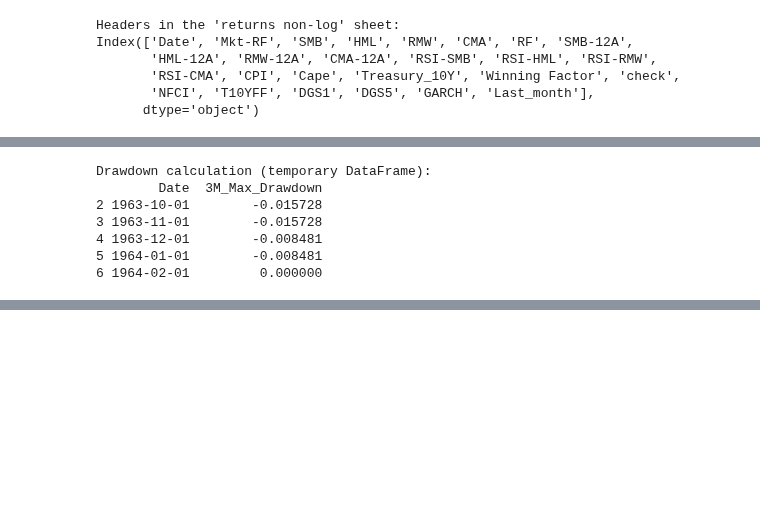
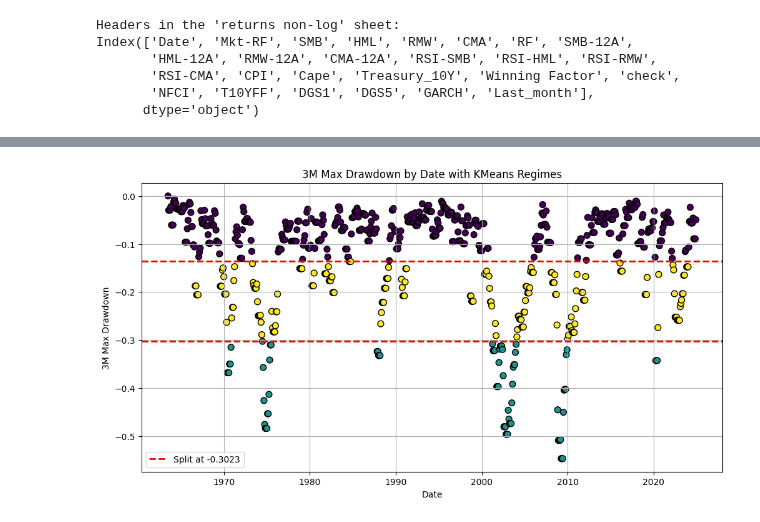
Before and after one commit to Elkkujou/Gradu, a Jupyter notebook: regime_prediction_famafrench.ipynb, the cells around one changed output, grey strips where cells are left out. Saved outputs shown, nothing was run; the diff lists cells and outputs as text; code cells hidden in the pictures; blank space fills up the shorter version.

```diff
--- a/regime_prediction_famafrench.ipynb
+++ b/regime_prediction_famafrench.ipynb
@@ -65,34 +137,26 @@ Index(['Date', 'Mkt-RF', 'SMB', 'HML', 'RMW', 'CMA', 'RF', 'SMB-12A',
 # %%
-if calc_drawdowns:
-    # Calculate the cumulative portfolio values using excel_df and the specified drawdowns_from column
-    portfolio = (1 + excel_df[drawdowns_from]).cumprod()
+# if calc_drawdowns:
+#     # Calculate the cumulative portfolio values using excel_df and the specified drawdowns_from column
+#     portfolio = (1 + excel_df[drawdowns_from]).cumprod()
 
-    # Define a function to compute the maximum drawdown over a rolling window
-    def max_dd(s):
-        return (s / s.cummax() - 1).min()
+#     # Define a function to compute the maximum drawdown over a rolling window
+#     def max_dd(s):
+#         return (s / s.cummax() - 1).min()
 
-    # Calculate the 3-month rolling drawdown using the portfolio series
-    dd_series = portfolio.rolling(window=3, min_periods=3).apply(max_dd, raw=False)
+#     # Calculate the 3-month rolling drawdown using the portfolio series
+#     dd_series = portfolio.rolling(window=3, min_periods=3).apply(max_dd, raw=False)
 
-    # Create a temporary DataFrame to store dates and the calculated drawdowns
-    dd_temp = pd.DataFrame({
-        'Date': excel_df['Date'],
-        '3M_Max_Drawdown': dd_series
-    })
+#     # Create a temporary DataFrame to store dates and the calculated drawdowns
+#     dd_temp = pd.DataFrame({
+#         'Date': excel_df['Date'],
+#         '3M_Max_Drawdown': dd_series
+#     })
 
-    # Drop rows with missing drawdown data to ensure complete observations
-    dd_temp = dd_temp.dropna()
+#     # Drop rows with missing drawdown data to ensure complete observations
+#     dd_temp = dd_temp.dropna()
 
-    print("Drawdown calculation (temporary DataFrame):")
-    print(dd_temp.head())
+#     print("Drawdown calculation (temporary DataFrame):")
+#     print(dd_temp.head())
-# %% [output]
-Drawdown calculation (temporary DataFrame):
-        Date  3M_Max_Drawdown
-2 1963-10-01        -0.015728
-3 1963-11-01        -0.015728
-4 1963-12-01        -0.008481
-5 1964-01-01        -0.008481
-6 1964-02-01         0.000000
 # %%
 # Fit KMeans clustering on the temporary DataFrame's '3M_Max_Drawdown' column
 kmeans = KMeans(n_clusters=cluster_n, random_state=42)
@@ -113,6 +177,37 @@ excel_df with DD_cluster added:
 | 1963-10-01 | -0.015728 | -0.004244 | 0.000064 | -0.005911 | 0.002676 | 0.002804 | NaN | NaN | NaN | NaN | 50.311665 | ... |
 | 1963-11-01 | 0.025101 | -0.013001 | 0.000175 | 0.025746 | -0.015377 | 0.002994 | NaN | NaN | NaN | NaN | 52.384292 | ... |
 | 1963-12-01 | -0.008481 | -0.010032 | 0.018485 | -0.004858 | 0.021257 | 0.002703 | NaN | NaN | NaN | NaN | 48.692265 | ... |
+# %%
+import matplotlib.pyplot as plt
+import numpy as np
+
+plt.figure(figsize=(12, 6))
+sc = plt.scatter(dd_temp['Date'], dd_temp['3M_Max_Drawdown'],
+                 c=dd_temp['DD_cluster'], cmap='viridis', s=50, edgecolors='k')
+
+plt.xlabel('Date')
+plt.ylabel('3M Max Drawdown')
+plt.title('3M Max Drawdown by Date with KMeans Regimes')
+plt.grid(True)
+
+if ML:
+    centers = kmeans.cluster_centers_.flatten()
+
+    if cluster_n == 2:
+        threshold = np.mean(centers)
+        plt.axhline(y=threshold, color='red', linestyle='--', linewidth=2,
+                    label=f'Regime Split at {threshold:.4f}')
+    elif cluster_n > 2:
+        centers_sorted = np.sort(centers)
+        for i in range(len(centers_sorted) - 1):
+            midpoint = (centers_sorted[i] + centers_sorted[i+1]) / 2
+            label = f'Split at {midpoint:.4f}' if i == 0 else None
+            plt.axhline(y=midpoint, color='red', linestyle='--', linewidth=2, label=label)
+
+plt.legend()
+plt.show()
+# %% [output]
+[figure, added]
 # %%
 
 FEATURES = [
```
Also changed, not shown: parts of 10 cells of this notebook.
